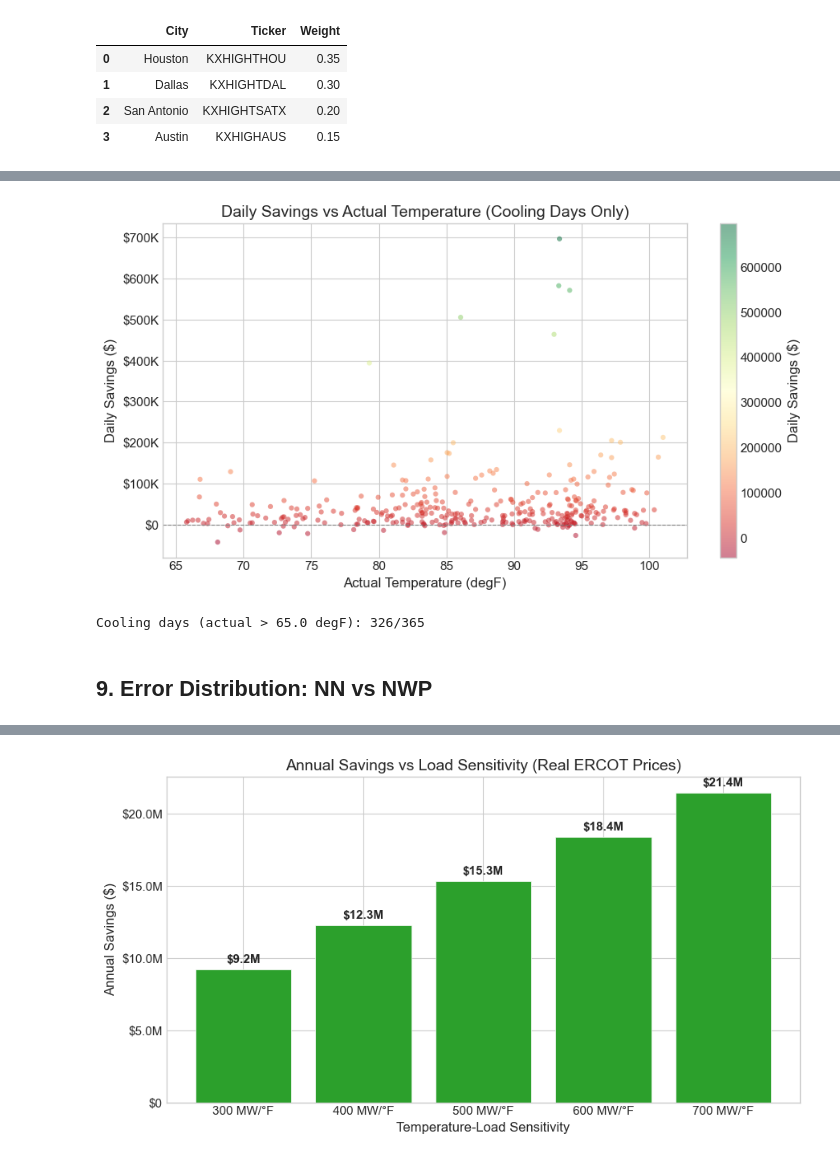
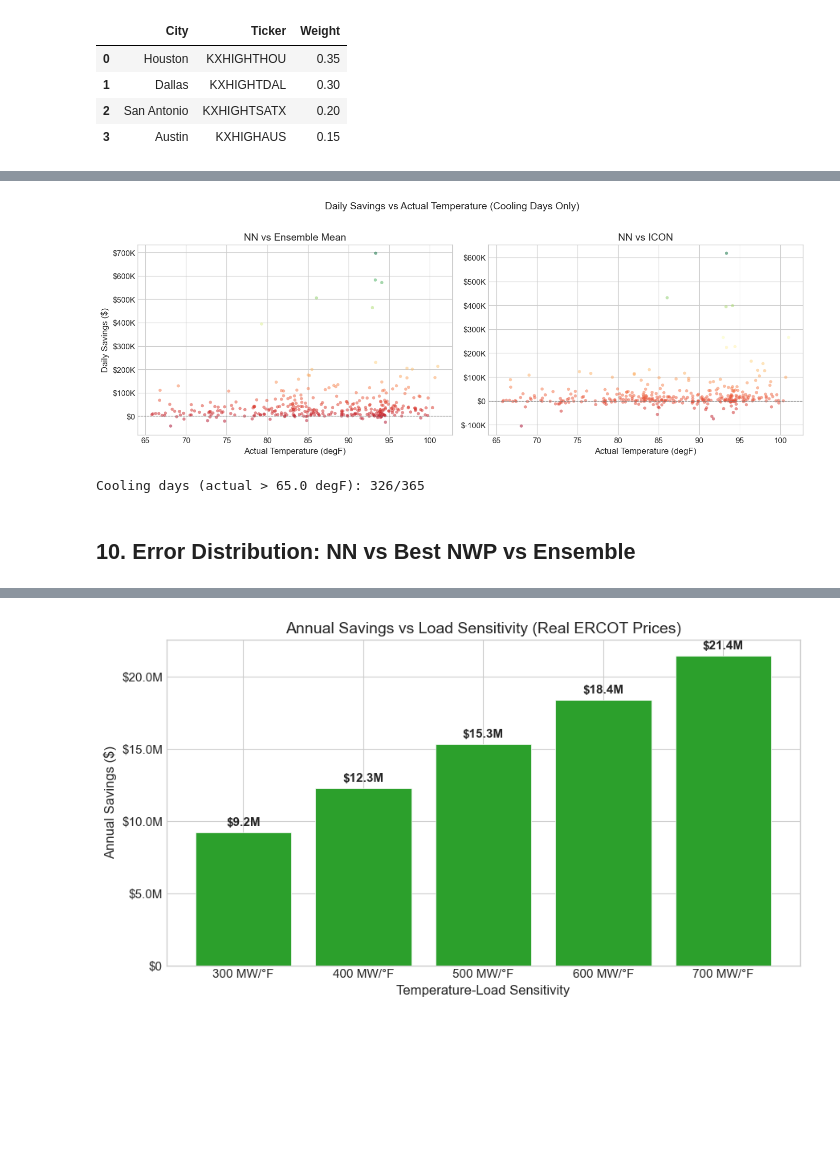
Before and after one commit to maxz073/dailymaxtempnn, a Jupyter notebook: energy_notebook.ipynb, the cells around one changed output, grey strips where cells are left out. Cells and saved outputs as stored; diff of their text form; code cells hidden in the pictures; blank space fills up the shorter version.

```diff
--- a/energy_notebook.ipynb
+++ b/energy_notebook.ipynb
@@ -60,6 +65,10 @@ print(f"Full dataset shape: {df.shape}")
 print(f"Date range: {df['date'].min().date()} to {df['date'].max().date()}")
 print(f"Cities: {df['ticker'].nunique()}")
 print(f"ERCOT cities present: {[t for t in ERCOT_CITIES if t in df['ticker'].unique()]}")
+print(f"\nIndividual NWP models available:")
+for col in NWP_COLS:
+    non_null = df[col].notna().sum()
+    print(f"  {NWP_DISPLAY_NAMES[col]:>6s} ({col}): {non_null} values")
 # %% [output]
 Full dataset shape: (7300, 12)
 Date range: 2025-04-17 to 2026-04-16
@@ -104,15 +197,22 @@ Total weight: 1.00
 # %%
 # Run the full ERCOT analysis with real ERCOT HB_HOUSTON prices
 daily = run_ercot_analysis(df)
+
+# Add best NWP model columns for easy comparison
+daily[f"best_nwp_cost"] = daily[f"{best_nwp_col}_cost"]
+daily[f"best_nwp_load_error_mw"] = daily[f"{best_nwp_col}_load_error_mw"]
+daily["best_nwp_forecast"] = daily[best_nwp_col]
+daily["savings_vs_best_nwp"] = daily["best_nwp_cost"] - daily["nn_cost"]
+daily["cum_savings_vs_best_nwp"] = daily["savings_vs_best_nwp"].cumsum()
+daily["savings_vs_ensemble"] = daily["nwp_cost"] - daily["nn_cost"]  # same as daily_savings
+daily["cum_savings_vs_ensemble"] = daily["cumulative_savings"]
+
 print(f"Daily results shape: {daily.shape}")
-print(f"Columns: {daily.columns.tolist()}")
-
-# Show real price stats
+print(f"Best individual NWP: {best_nwp_name}")
 print(f"\nDA-RT spread (real ERCOT HB_HOUSTON peak-hour):")
 print(f"  Mean:   ${daily['da_rt_spread'].mean():.2f}/MWh")
 print(f"  Median: ${daily['da_rt_spread'].median():.2f}/MWh")
 print(f"  Std:    ${daily['da_rt_spread'].std():.2f}/MWh")
 print(f"  Range:  ${daily['da_rt_spread'].min():.2f} to ${daily['da_rt_spread'].max():.2f}/MWh")
-print()
 daily.head(10)
 # %% [output]
@@ -267,25 +432,35 @@ plt.show()
 # %%
 cooling_days = daily[daily["actual"] > DEFAULT_COOLING_THRESHOLD_F]
 
-fig, ax = plt.subplots(figsize=(9, 5))
-sc = ax.scatter(cooling_days["actual"], cooling_days["daily_savings"],
-                alpha=0.5, s=20, c=cooling_days["daily_savings"],
-                cmap="RdYlGn", edgecolors="none")
-ax.axhline(0, color="gray", ls="--", lw=0.8)
-ax.set_xlabel("Actual Temperature (degF)")
-ax.set_ylabel("Daily Savings ($)")
-ax.set_title("Daily Savings vs Actual Temperature (Cooling Days Only)")
-ax.yaxis.set_major_formatter(FuncFormatter(dollar_fmt))
-plt.colorbar(sc, ax=ax, label="Daily Savings ($)")
+fig, axes = plt.subplots(1, 2, figsize=(14, 5))
+
+sc0 = axes[0].scatter(cooling_days["actual"], cooling_days["savings_vs_ensemble"],
+                       alpha=0.5, s=20, c=cooling_days["savings_vs_ensemble"],
+                       cmap="RdYlGn", edgecolors="none")
+axes[0].axhline(0, color="gray", ls="--", lw=0.8)
+axes[0].set_xlabel("Actual Temperature (degF)")
+axes[0].set_ylabel("Daily Savings ($)")
+axes[0].set_title("NN vs Ensemble Mean")
+axes[0].yaxis.set_major_formatter(FuncFormatter(dollar_fmt))
+
+sc1 = axes[1].scatter(cooling_days["actual"], cooling_days["savings_vs_best_nwp"],
+                       alpha=0.5, s=20, c=cooling_days["savings_vs_best_nwp"],
+                       cmap="RdYlGn", edgecolors="none")
+axes[1].axhline(0, color="gray", ls="--", lw=0.8)
+axes[1].set_xlabel("Actual Temperature (degF)")
+axes[1].set_title(f"NN vs {best_nwp_name}")
+axes[1].yaxis.set_major_formatter(FuncFormatter(dollar_fmt))
+
+fig.suptitle("Daily Savings vs Actual Temperature (Cooling Days Only)", fontsize=14, y=1.02)
 fig.tight_layout()
 plt.show()
 
 print(f"Cooling days (actual > {DEFAULT_COOLING_THRESHOLD_F} degF): {len(cooling_days)}/{len(daily)}")
 # %% [output]
-[figure, old version]
+[figure, new version]
 Cooling days (actual > 65.0 degF): 326/365
 # %% [markdown]
-## 9. Error Distribution: NN vs NWP
+## 10. Error Distribution: NN vs Best NWP vs Ensemble
 # %%
 fig, ax = plt.subplots(figsize=(9, 5))
 bins = np.linspace(
```
Also changed, not shown: parts of 20 cells of this notebook, 2 other files.
